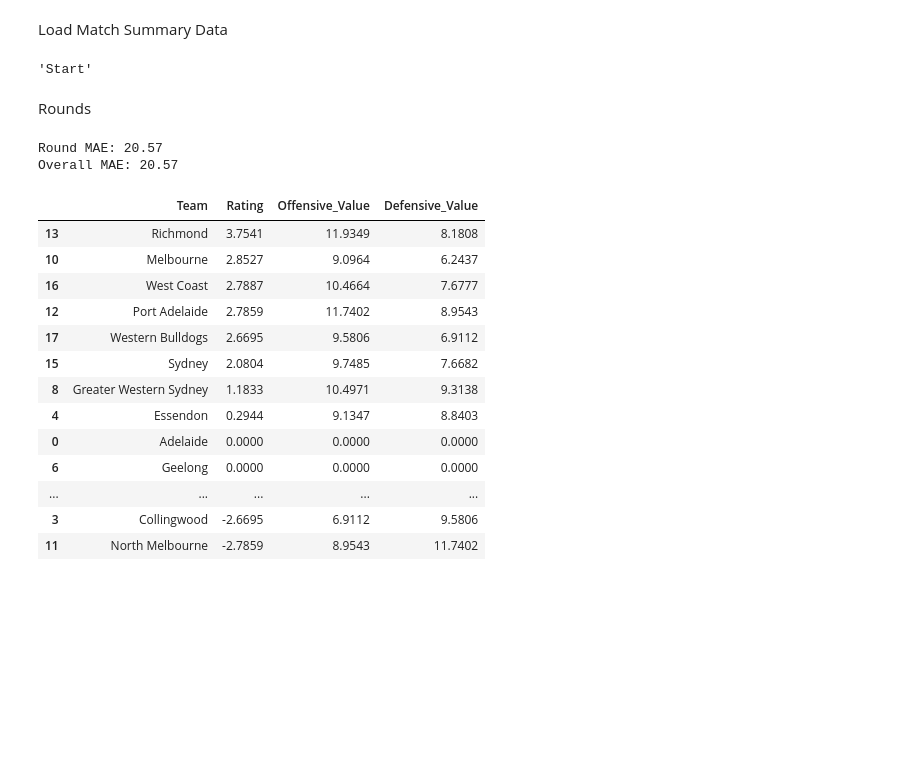
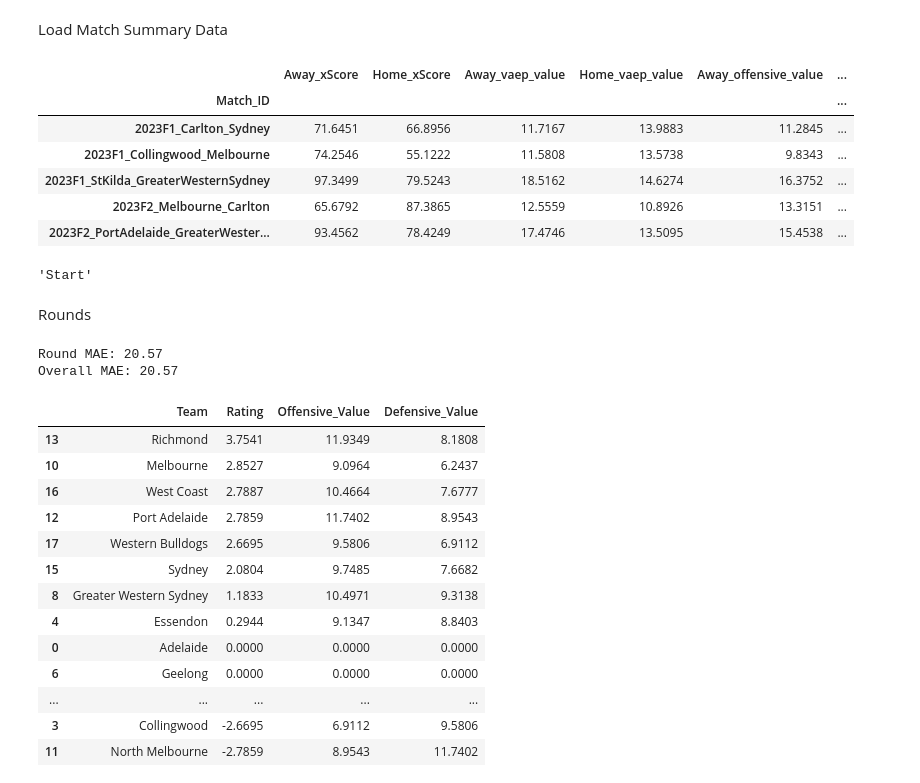
Before and after one commit to ciaran-grant/afl-player-ratings, a Jupyter notebook: exploratory_analysis/team_ratings/team_ratings_class.ipynb, the cells around one changed output. Cells and saved outputs as stored; diff of their text form; code cells hidden in the pictures; blank space fills up the shorter version.

```diff
--- a/exploratory_analysis/team_ratings/team_ratings_class.ipynb
+++ b/exploratory_analysis/team_ratings/team_ratings_class.ipynb
@@ -29,6 +29,16 @@ player_stats['exp_defensive_value'] = player_stats['exp_defensive_value'].fillna
 match_stats = aggregate_player_to_match_stats(player_stats)
 
 match_summary_stats = match_summary.merge(match_stats, how = "left", on = "Match_ID")
+# %%
+match_stats.tail()
+# %% [output]
+|  | Away_xScore | Home_xScore | Away_vaep_value | Home_vaep_value | Away_offensive_value | ... |
+| Match_ID |  |  |  |  |  | ... |
+| 2023F1_Carlton_Sydney | 71.6451 | 66.8956 | 11.7167 | 13.9883 | 11.2845 | ... |
+| 2023F1_Collingwood_Melbourne | 74.2546 | 55.1222 | 11.5808 | 13.5738 | 9.8343 | ... |
+| 2023F1_StKilda_GreaterWesternSydney | 97.3499 | 79.5243 | 18.5162 | 14.6274 | 16.3752 | ... |
+| 2023F2_Melbourne_Carlton | 65.6792 | 87.3865 | 12.5559 | 10.8926 | 13.3151 | ... |
+| 2023F2_PortAdelaide_GreaterWester... | 93.4562 | 78.4249 | 17.4746 | 13.5095 | 15.4538 | ... |
 # %%
 def calculate_probabilities(rating_diff, std):
 
```
Also changed, not shown: parts of 13 cells of this notebook.
